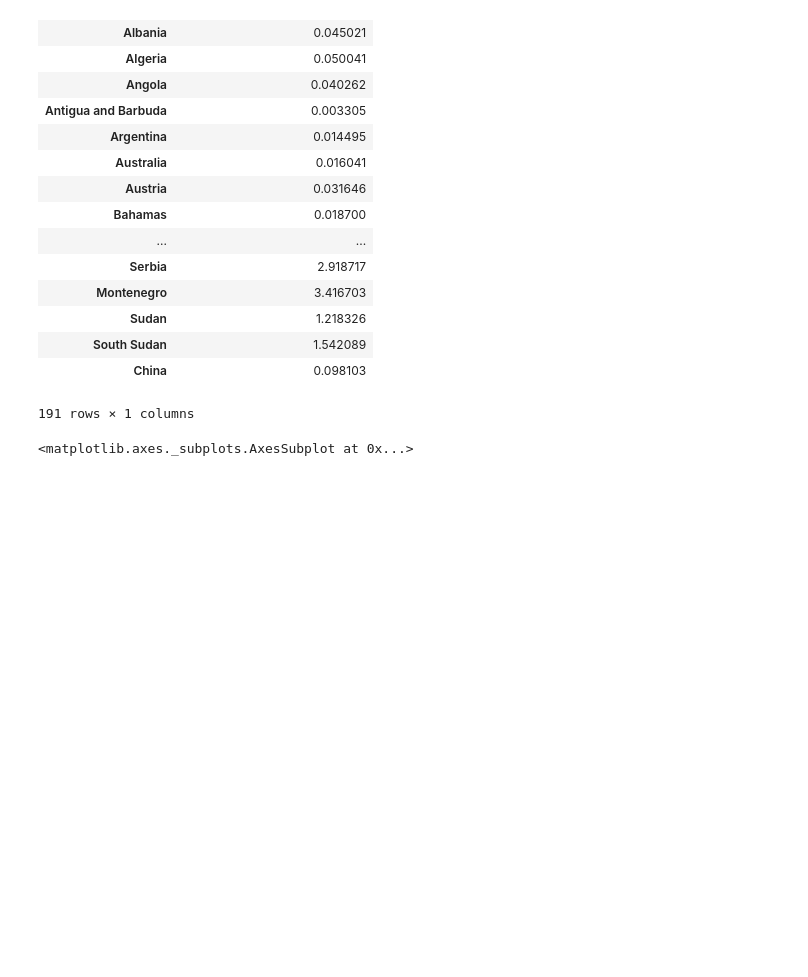
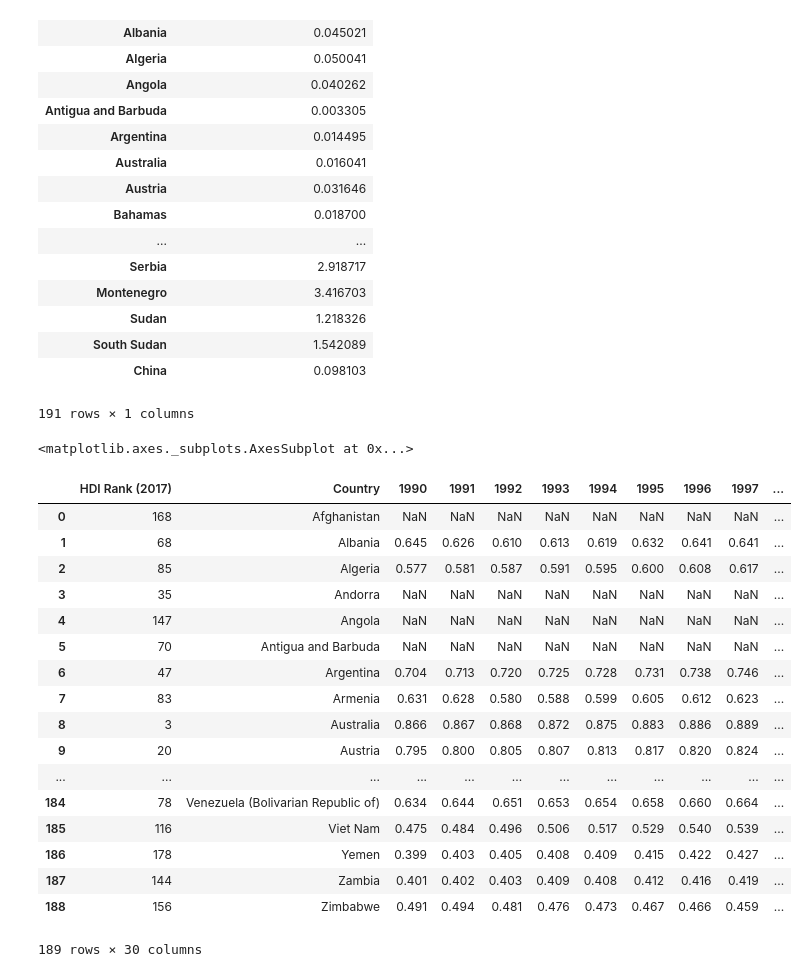
Before and after one commit to alhuang2/ecological-footprint, a Jupyter notebook: cleaned_data.ipynb, the cells around one changed output. Cells and saved outputs as stored; diff of their text form; code cells hidden in the pictures; blank space fills up the shorter version.

```diff
--- a/cleaned_data.ipynb
+++ b/cleaned_data.ipynb
@@ -157,3 +157,51 @@ plt.figure()
 df5.plot(kind='bar')
 # %% [output]
 <matplotlib.axes._subplots.AxesSubplot at 0x...>
+# %%
+import pandas as pd
+import numpy as np
+
+hdiDF = pd.read_csv('HDI.csv')
+
+# df = pd.read_csv('NFA_2018.csv', usecols=[0,1,4,5,12])
+
+hdiDF
+
+# EFCons = df[df.record == 'EFConsPerCap']
+# BioCap = df[df.record == 'BiocapPerCap']
+
+
+# years = [1994,1995,1996,1997,1998,1999,2000,2001,2002,2003,2004,2005,2006,2007,2008,2009,2010,2011,2012,2013,2014]
+
+# EFCons_years = EFCons[EFCons.year.isin(years)]
+
+# BioCap_years = BioCap[BioCap.year.isin(years)]
+
+# BioCap_clean = BioCap_years[BioCap_years.country != 'World']
+
+# EFCons_clean = EFCons_years[EFCons_years.country != 'World']
+
+# df3 = pd.merge(EFCons_clean, BioCap_clean, on=['country', 'year', 'ISO alpha-3 code'])
+
+# df3['biocap_usage'] = df3['total_y'] - df3['total_x']
+
+# df3
+# %% [output]
+|  | HDI Rank (2017) | Country | 1990 | 1991 | 1992 | 1993 | 1994 | 1995 | 1996 | 1997 | ... |
+| 0 | 168 | Afghanistan | NaN | NaN | NaN | NaN | NaN | NaN | NaN | NaN | ... |
+| 1 | 68 | Albania | 0.645 | 0.626 | 0.610 | 0.613 | 0.619 | 0.632 | 0.641 | 0.641 | ... |
+| 2 | 85 | Algeria | 0.577 | 0.581 | 0.587 | 0.591 | 0.595 | 0.600 | 0.608 | 0.617 | ... |
+| 3 | 35 | Andorra | NaN | NaN | NaN | NaN | NaN | NaN | NaN | NaN | ... |
+| 4 | 147 | Angola | NaN | NaN | NaN | NaN | NaN | NaN | NaN | NaN | ... |
+| 5 | 70 | Antigua and Barbuda | NaN | NaN | NaN | NaN | NaN | NaN | NaN | NaN | ... |
+| 6 | 47 | Argentina | 0.704 | 0.713 | 0.720 | 0.725 | 0.728 | 0.731 | 0.738 | 0.746 | ... |
+| 7 | 83 | Armenia | 0.631 | 0.628 | 0.580 | 0.588 | 0.599 | 0.605 | 0.612 | 0.623 | ... |
+| 8 | 3 | Australia | 0.866 | 0.867 | 0.868 | 0.872 | 0.875 | 0.883 | 0.886 | 0.889 | ... |
+| 9 | 20 | Austria | 0.795 | 0.800 | 0.805 | 0.807 | 0.813 | 0.817 | 0.820 | 0.824 | ... |
+| ... | ... | ... | ... | ... | ... | ... | ... | ... | ... | ... | ... |
+| 184 | 78 | Venezuela (Bolivarian Republic of) | 0.634 | 0.644 | 0.651 | 0.653 | 0.654 | 0.658 | 0.660 | 0.664 | ... |
+| 185 | 116 | Viet Nam | 0.475 | 0.484 | 0.496 | 0.506 | 0.517 | 0.529 | 0.540 | 0.539 | ... |
+| 186 | 178 | Yemen | 0.399 | 0.403 | 0.405 | 0.408 | 0.409 | 0.415 | 0.422 | 0.427 | ... |
+| 187 | 144 | Zambia | 0.401 | 0.402 | 0.403 | 0.409 | 0.408 | 0.412 | 0.416 | 0.419 | ... |
+| 188 | 156 | Zimbabwe | 0.491 | 0.494 | 0.481 | 0.476 | 0.473 | 0.467 | 0.466 | 0.459 | ... |
+189 rows × 30 columns
```
Also changed, not shown: parts of 1 cell of this notebook, 5 other files.
